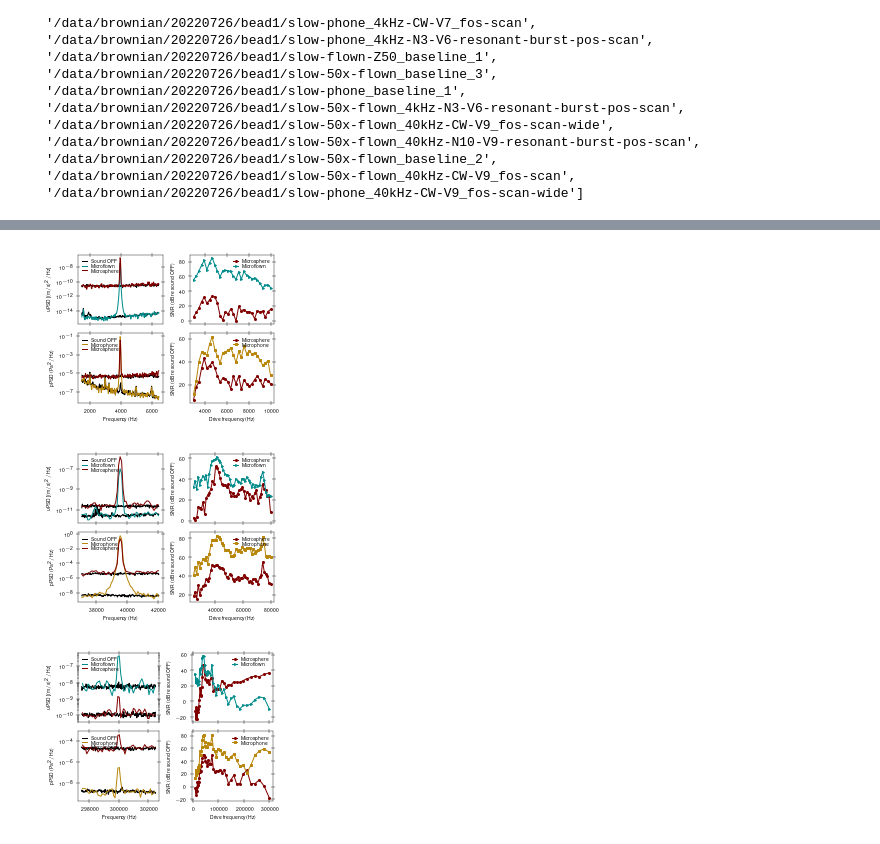
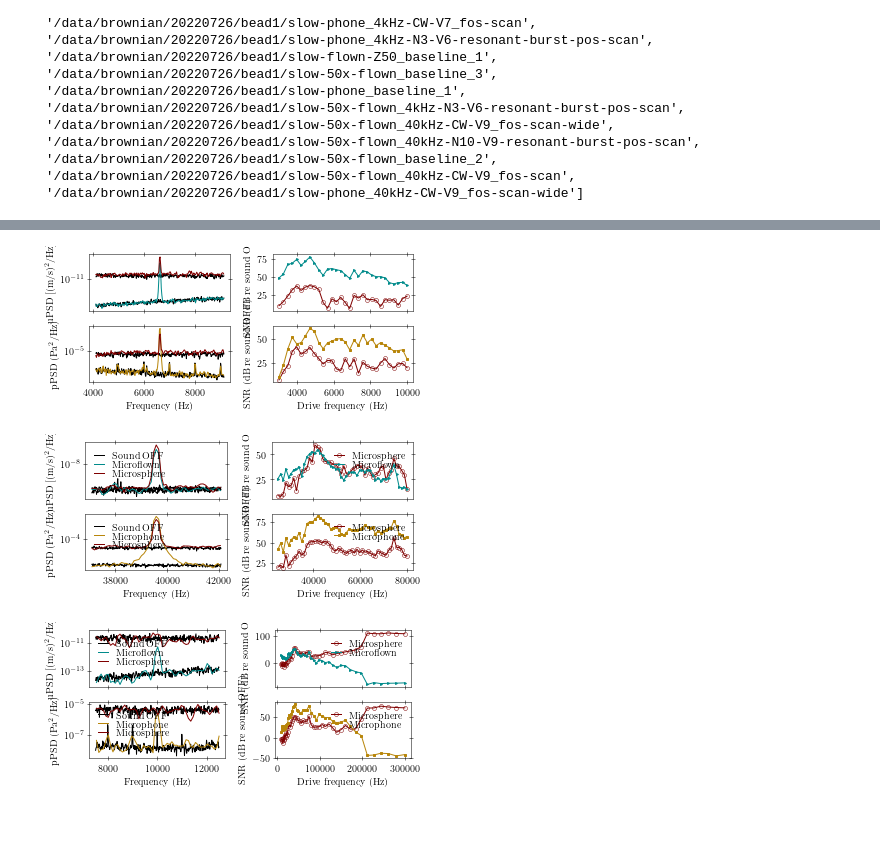
Before and after one commit to lhillber/brownian, a Jupyter notebook: notebooks/sound-source-20220726-Copy1.ipynb, the cells around one changed output, grey strips where cells are left out. Drawn from its saved outputs; the diff is of its cells as text; code cells hidden in the pictures.

```diff
--- a/notebooks/sound-source-20220726-Copy1.ipynb
+++ b/notebooks/sound-source-20220726-Copy1.ipynb
@@ -426,3 +459,9 @@ P : 93.88991163172281 0.4439925231030775 0.47288629351853034
+# %%
+k, rho, cal, T, *_ = np.mean(krhoCalTs, axis=0)
+C0.k =k
+C0.R=R
+C0.cal = cal
+C0.T = T
 # %%
 laser_delay = 1000e-6
 pos0 = 4.4
@@ -619,17 +984,20 @@ def load_many_psd(fnames, X_load_params, Y_load_params, scan_var="fos", taumax=N
 # %%
-cutoff_fl = 500e3
-cutoff_bd = 500e3
-cutoff_ph = 500e3
+cutoff_fl = 200e3
+cutoff_bd = 200e3
+cutoff_ph = 200e3
 window="boxcar"
-taumax = 50e-3
+taumax = 84e-3
 
 fname_fl0 = find_files(experiment_ders[-3])[0]
 fname_ph0 = find_files(experiment_ders[1])[0]
 
+musphere_response_v = make_musphere_response(C0, response="bassetbound", impedance=None)
+musphere_response_p = make_musphere_response(C0, response="bassetbound", impedance="plane")
+
+
 fl_params = dict(
                  response=muflown_response,
-                 scale=1/50,
-                 window=window,
+                 scale=1/25,
                  differentiate=False,
                  cutoff=cutoff_fl,
                  Npts="cutoff",
@@ -638,7 +1006,6 @@ fl_params = dict(
 
 ph_params = dict(
                  response=mic_response,
-                 window=window,
                  differentiate=False,
                  cutoff=cutoff_ph,
                  Npts="cutoff",
@@ -717,46 +1084,45 @@ CY0 = Cfl0
 X_sty = sphere_sty
 Y_sty = flown_sty
 flown_labels = ["Microsphere", "Microflown"]
 phone_labels = ["Microsphere", "Microphone"]
 
 
 
 
-plot_fosis = np.arange(0, len(foss), 1)
-plot_fosis = [4]
+plot_fosis = np.arange(0, len(foss), 3)
+plot_fosis = [15]
 Df = 5000
 
-
-fig, axs  = plt.subplots(2, 2, figsize=(3.375, 2.5), sharex="col")
+fig, axs  = plt.subplots(2, 2, figsize=(5.5, 2.5), sharex="col")
 SNRs_fl = SNR_pair(foss, Cbd_fls, Cbd_fl0, sphere_sty, Cfls, Cfl0, flown_sty, flown_labels, Df, axs[0,:], plot_fosis=plot_fosis)
 SNRs_ph = SNR_pair(foss, Cbd_phs, Cbd_ph0, sphere_sty, Cphs, Cph0, phone_sty, phone_labels, Df, axs[1,:], plot_fosis=plot_fosis)
 
 
 for snr, sty, label in zip(SNRs_fl.T, [sphere_sty, flown_sty], flown_labels):
-    axs[0,1].plot(1e3*foss, 10*np.log10(snr), label=label, ms=2, lw=1,**sty)
+    axs[0,1].plot(1e3*foss, 10*np.log10(snr), label=label, lw=1,**sty)
 
 for snr, sty, label in zip(SNRs_ph.T, [sphere_sty, phone_sty], phone_labels):
-    axs[1,1].plot(1e3*foss, 10*np.log10(snr), label=label, ms=2, lw=1,**sty)
+    axs[1,1].plot(1e3*foss, 10*np.log10(snr), label=label, lw=1,**sty)
 
-axs[0,0].legend(frameon=False, handlelength=1, loc="upper left", labelspacing=0)
-axs[1,0].legend(frameon=False, handlelength=1, loc="upper left", labelspacing=0)
-axs[0,1].legend(frameon=False,handlelength=1, loc="upper right", labelspacing=0)
-axs[1,1].legend(frameon=False, handlelength=1, loc="upper right", labelspacing=0)
+#axs[0,0].legend(frameon=False, handlelength=1, loc="upper left", labelspacing=0)
+#axs[1,0].legend(frameon=False, handlelength=1, loc="upper left", labelspacing=0)
+#axs[0,1].legend(frameon=False,handlelength=1, loc="upper right", labelspacing=0)
+#axs[1,1].legend(frameon=False, handlelength=1, loc="upper right", labelspacing=0)
 
 
 
 
 axs[0,0].set_ylabel(r"uPSD ${\rm [(m/s)^2/Hz]}$")
 axs[1,0].set_ylabel(r"pPSD ${\rm (Pa^2/Hz)}$")
 axs[1,0].set_xlabel("Frequency (Hz)")
 axs[1,1].set_ylabel("SNR (dB re sound OFF)")
 axs[0,1].set_ylabel("SNR (dB re sound OFF)")
 axs[1,1].set_xlabel("Drive frequency (Hz)")
 plt.tight_layout()
-plt.savefig("figures/4kHz-CW_SNR.pdf")
-plt.savefig("figures/4kHz-CW_SNR.png", dpi=600)
+#plt.savefig("figures/4kHz-CW_SNR.pdf")
+#plt.savefig("figures/4kHz-CW_SNR.png", dpi=600)
 # %% [output]
-[figure, old version]
+[figure, new version]
 # %%
 fnames_fl = sort_fnames(find_files(experiment_ders[-2]))
 fnames_ph = sort_fnames(find_files(experiment_ders[3]))
@@ -780,16 +1146,16 @@ plot_fosis = [13]
 Df = 5000
 
 
-fig, axs  = plt.subplots(2, 2, figsize=(3.375, 2.5), sharex="col")
+fig, axs  = plt.subplots(2, 2, figsize=(5.5, 2.5), sharex="col")
 SNRs_fl = SNR_pair(foss, Cbd_fls, Cbd_fl0, sphere_sty, Cfls, Cfl0, flown_sty, flown_labels, Df, axs[0,:], plot_fosis=plot_fosis)
 SNRs_ph = SNR_pair(foss, Cbd_phs, Cbd_ph0, sphere_sty, Cphs, Cph0, phone_sty, phone_labels, Df, axs[1,:], plot_fosis=plot_fosis)
 
 
 for snr, sty, label in zip(SNRs_fl.T, [sphere_sty, flown_sty], flown_labels):
-    axs[0,1].plot(1e3*foss, 10*np.log10(snr), label=label, ms=2, lw=1,**sty)
+    axs[0,1].plot(1e3*foss, 10*np.log10(snr), label=label, lw=1,**sty)
 
 for snr, sty, label in zip(SNRs_ph.T, [sphere_sty, phone_sty], phone_labels):
-    axs[1,1].plot(1e3*foss, 10*np.log10(snr), label=label, ms=2, lw=1,**sty)
+    axs[1,1].plot(1e3*foss, 10*np.log10(snr), label=label, lw=1,**sty)
 
 axs[0,0].legend(frameon=False, handlelength=1, loc="upper left", labelspacing=0)
 axs[1,0].legend(frameon=False, handlelength=1, loc="upper left", labelspacing=0)
@@ -806,10 +1172,10 @@ axs[1,1].set_ylabel("SNR (dB re sound OFF)")
 axs[0,1].set_ylabel("SNR (dB re sound OFF)")
 axs[1,1].set_xlabel("Drive frequency (Hz)")
 plt.tight_layout()
-plt.savefig("figures/40kHz-CW_SNR.pdf")
-plt.savefig("figures/40kHz-CW_SNR.png", dpi=600)
+#plt.savefig("figures/40kHz-CW_SNR.pdf")
+#plt.savefig("figures/40kHz-CW_SNR.png", dpi=600)
 # %% [output]
-[figure, old version]
+[figure, new version]
 # %%
 fnames_fl = sort_fnames(find_files(experiment_ders[-5]))
 fnames_ph = sort_fnames(find_files(experiment_ders[-1]))
@@ -829,20 +1195,20 @@ phone_labels = ["Microsphere", "Microphone"]
 
 
 plot_fosis = np.arange(0, len(foss), 1)
-plot_fosis = [50-1]
+plot_fosis = [0]
 Df = 5000
 
 
-fig, axs  = plt.subplots(2, 2, figsize=(3.375, 2.5), sharex="col")
+fig, axs  = plt.subplots(2, 2, figsize=(5.5, 2.5), sharex="col")
 SNRs_fl = SNR_pair(foss, Cbd_fls, Cbd_fl0, sphere_sty, Cfls, Cfl0, flown_sty, flown_labels, Df, axs[0,:], plot_fosis=plot_fosis)
 SNRs_ph = SNR_pair(foss, Cbd_phs, Cbd_ph0, sphere_sty, Cphs, Cph0, phone_sty, phone_labels, Df, axs[1,:], plot_fosis=plot_fosis)
 
 
 for snr, sty, label in zip(SNRs_fl.T, [sphere_sty, flown_sty], flown_labels):
-    axs[0,1].plot(1e3*foss, 10*np.log10(snr), label=label, ms=2, lw=1,**sty)
+    axs[0,1].plot(1e3*foss, 10*np.log10(snr), label=label, lw=1,**sty)
 
 for snr, sty, label in zip(SNRs_ph.T, [sphere_sty, phone_sty], phone_labels):
-    axs[1,1].plot(1e3*foss, 10*np.log10(snr), label=label, ms=2, lw=1,**sty)
+    axs[1,1].plot(1e3*foss, 10*np.log10(snr), label=label, lw=1,**sty)
 
 axs[0,0].legend(frameon=False, handlelength=1, loc="upper left", labelspacing=0)
 axs[1,0].legend(frameon=False, handlelength=1, loc="upper left", labelspacing=0)
@@ -859,8 +1225,8 @@ axs[1,1].set_ylabel("SNR (dB re sound OFF)")
 axs[0,1].set_ylabel("SNR (dB re sound OFF)")
 axs[1,1].set_xlabel("Drive frequency (Hz)")
 plt.tight_layout()
-plt.savefig("figures/40kHz-wide-CW_SNR.pdf")
-plt.savefig("figures/40kHz-wide-CW_SNR.png", dpi=600)
+#plt.savefig("figures/40kHz-wide-CW_SNR.pdf")
+#plt.savefig("figures/40kHz-wide-CW_SNR.png", dpi=600)
 # %% [output]
-[figure, old version]
+[figure, new version]
 # %%
```
Also changed, not shown: parts of 23 cells of this notebook, 28 other files.
